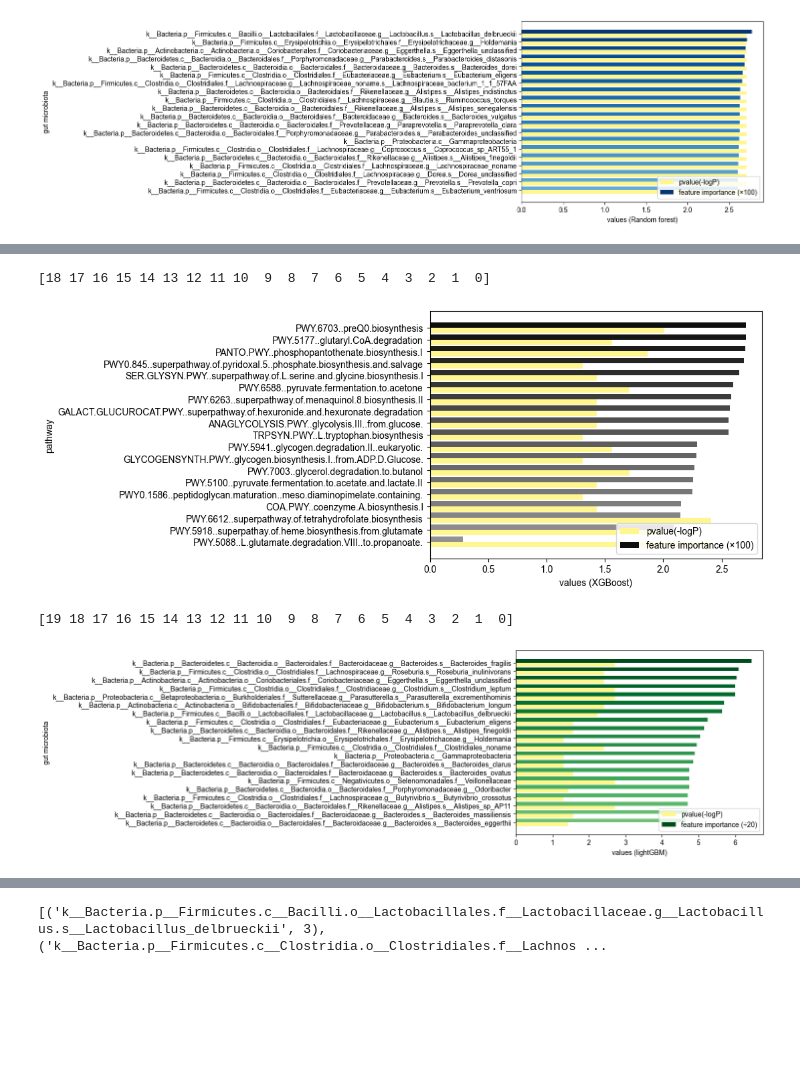
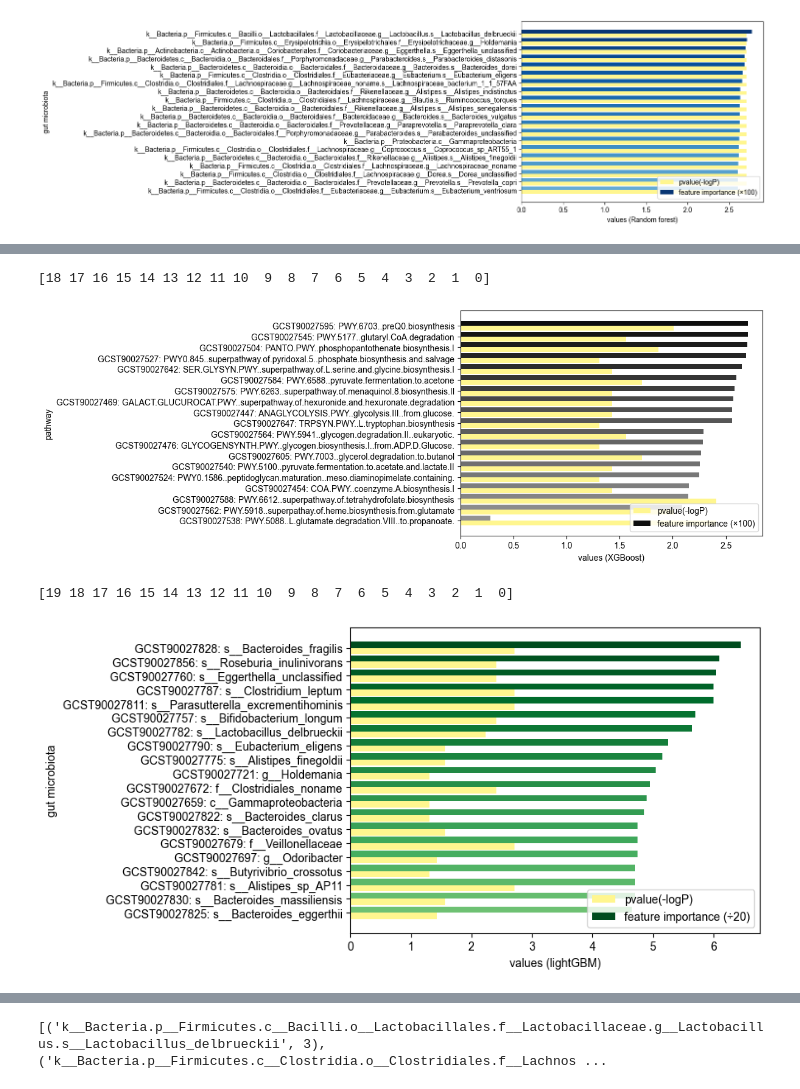
Before and after one commit to Liuzhe30/ukb_anxiety_prs, a Jupyter notebook: case-control/PRS-analysis-Summaryplot.ipynb, the cells around one changed output, grey strips where cells are left out. Saved outputs shown, nothing was run; the diff lists cells and outputs as text; code cells hidden in the pictures; blank space fills up the shorter version.

```diff
--- a/case-control/PRS-analysis-Summaryplot.ipynb
+++ b/case-control/PRS-analysis-Summaryplot.ipynb
@@ -97,7 +97,7 @@ name_list = []
 pval_list = []
 imp_list = []
 for item in RF_dict_gut:
-    name_list.append(RF_dict_gut[item]['name'])
+    name_list.append("GCST90027" + RF_dict_gut[item]['index'] + ": " + RF_dict_gut[item]['name'].split('.')[-1])
     pval_list.append(float(RF_dict_gut[item]['pvalue(-logP)']))
     imp_list.append(RF_dict_gut[item]['feature importance']*100)
 
@@ -128,7 +128,7 @@ name_list = []
 pval_list = []
 imp_list = []
 for item in RF_dict_pathway:
-    name_list.append(RF_dict_pathway[item]['name'])
+    name_list.append("GCST90027" + RF_dict_pathway[item]['index'] + ": " + RF_dict_pathway[item]['name'])
     pval_list.append(float(RF_dict_pathway[item]['pvalue(-logP)']))
     imp_list.append(RF_dict_pathway[item]['feature importance']*100)
 
@@ -159,7 +159,7 @@ name_list = []
 pval_list = []
 imp_list = []
 for item in XGB_dict_gut:
-    name_list.append(XGB_dict_gut[item]['name'])
+    name_list.append("GCST90027" + XGB_dict_gut[item]['index'] + ": " + XGB_dict_gut[item]['name'].split('.')[-1])
     pval_list.append(float(XGB_dict_gut[item]['pvalue(-logP)']))
     imp_list.append(XGB_dict_gut[item]['feature importance']*100)
 
@@ -190,7 +190,7 @@ name_list = []
 pval_list = []
 imp_list = []
 for item in XGB_dict_pathway:
-    name_list.append(XGB_dict_pathway[item]['name'])
+    name_list.append("GCST90027" + XGB_dict_pathway[item]['index'] + ": " + XGB_dict_pathway[item]['name'])
     pval_list.append(float(XGB_dict_pathway[item]['pvalue(-logP)']))
     imp_list.append(XGB_dict_pathway[item]['feature importance']*100)
 
@@ -214,38 +214,38 @@ plt.savefig("figures/XGB-pathway.png",dpi=300,bbox_inches = 'tight')
 plt.show()
 # %% [output]
 [18 17 16 15 14 13 12 11 10  9  8  7  6  5  4  3  2  1  0]
-[figure, old version]
+[figure, new version]
 # %%
 # lightGBM gut
 name_list = []
 pval_list = []
 imp_list = []
 for item in lightGBM_dict_gut:
-    name_list.append(lightGBM_dict_gut[item]['name'])
+    name_list.append("GCST90027" + lightGBM_dict_gut[item]['index'] + ": " + lightGBM_dict_gut[item]['name'].split('.')[-1])
     pval_list.append(float(lightGBM_dict_gut[item]['pvalue(-logP)']))
     imp_list.append(lightGBM_dict_gut[item]['feature importance']/20)
 
 bar_width = 0.45
 x = np.arange(20)[::-1]
 pal = sns.color_palette("Greens",40)
 pal2 = sns.color_palette("Greens_d",20)
 rank = np.arange(20)[::-1]
 print(rank)
 
 #ax = sns.barplot(y=x, x=gut_imp_list, label="feature importance (×1000)", palette=np.array(pal)[rank], orient='h')
 #ax = sns.barplot(y=x+bar_width, x=gut_pval_list, label="pvalue(-logP)", palette=np.array(pal2)[rank], orient='h')
 plt.barh(x, pval_list, bar_width, align="center", label="pvalue(-logP)", color='#FFF68F')
 plt.barh(x+bar_width, imp_list, bar_width, align="center", label="feature importance (÷20)", color=np.array(pal)[rank+20])
 
 plt.xlabel("values (lightGBM)")
 plt.ylabel("gut microbiota")
 plt.legend(loc = 4)
 plt.yticks(x + bar_width / 2, name_list)
 plt.savefig("figures/lightGBM-gut.png",dpi=300,bbox_inches = 'tight')
 plt.show()
 # %% [output]
 [19 18 17 16 15 14 13 12 11 10  9  8  7  6  5  4  3  2  1  0]
-[figure, old version]
+[figure, new version]
 # %%
 # lightGBM pathway
 name_list = []
```
Also changed, not shown: parts of 5 cells of this notebook, 16 other files.
